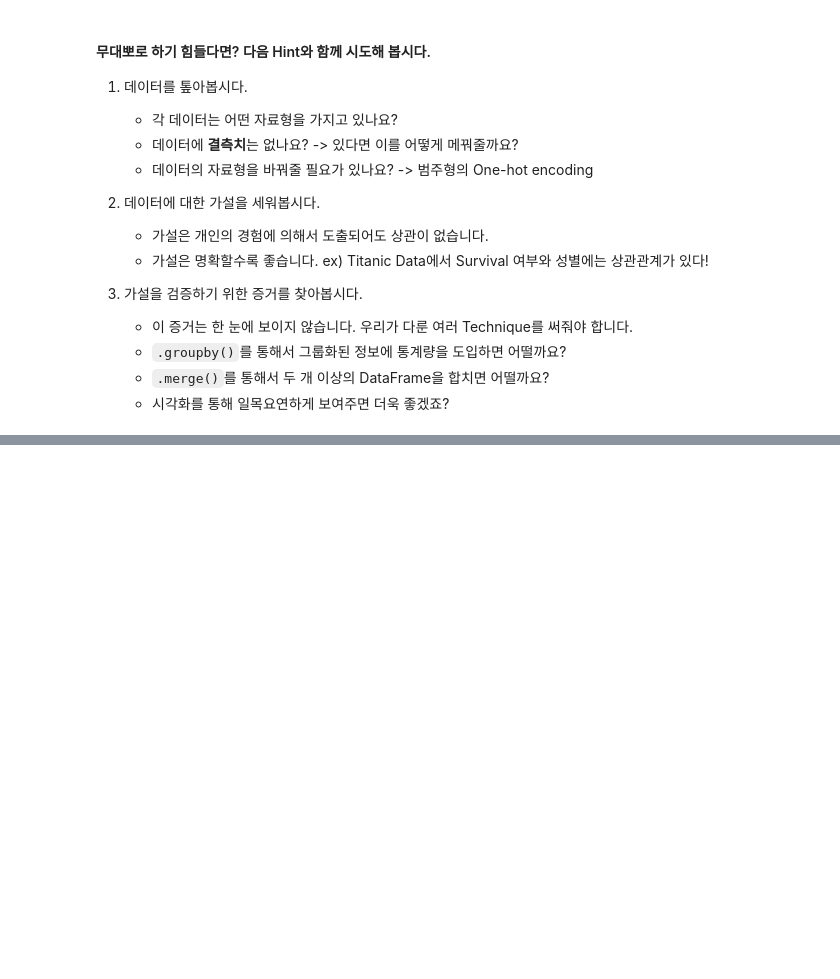
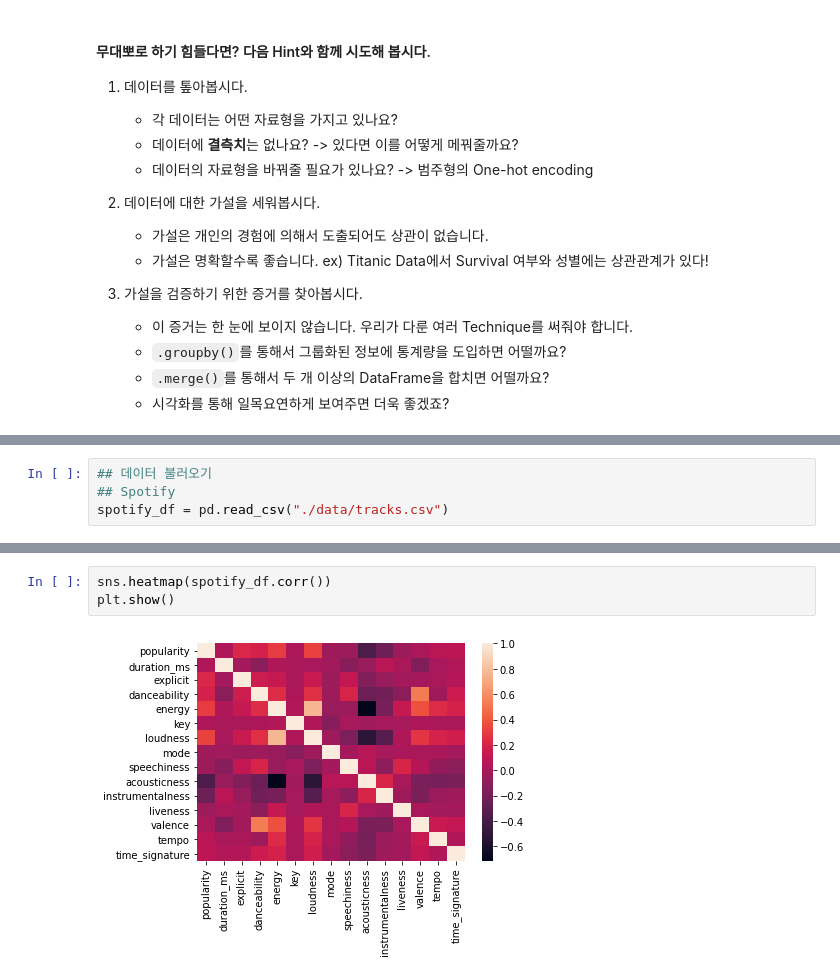
Before and after one commit to super-corini/programmers_kdt_II, a Jupyter notebook: week4_day4/02_Find_Meaningful_Features_in_Choosen_Dataset.ipynb, the cells around one changed output, grey strips where cells are left out. Saved outputs shown, nothing was run; the diff lists cells and outputs as text; blank space fills up the shorter version.

Commit message:
Finished EDA - spotify

```diff
--- a/week4_day4/02_Find_Meaningful_Features_in_Choosen_Dataset.ipynb
+++ b/week4_day4/02_Find_Meaningful_Features_in_Choosen_Dataset.ipynb
@@ -20,0 +34,4 @@
+# %%
+## 데이터 불러오기
+## Spotify
+spotify_df = pd.read_csv("./data/tracks.csv")
@@ -20,0 +128,5 @@
+# %%
+sns.heatmap(spotify_df.corr())
+plt.show()
+# %% [output]
+[figure, added]
```
Also changed, not shown: parts of 37 cells of this notebook.
